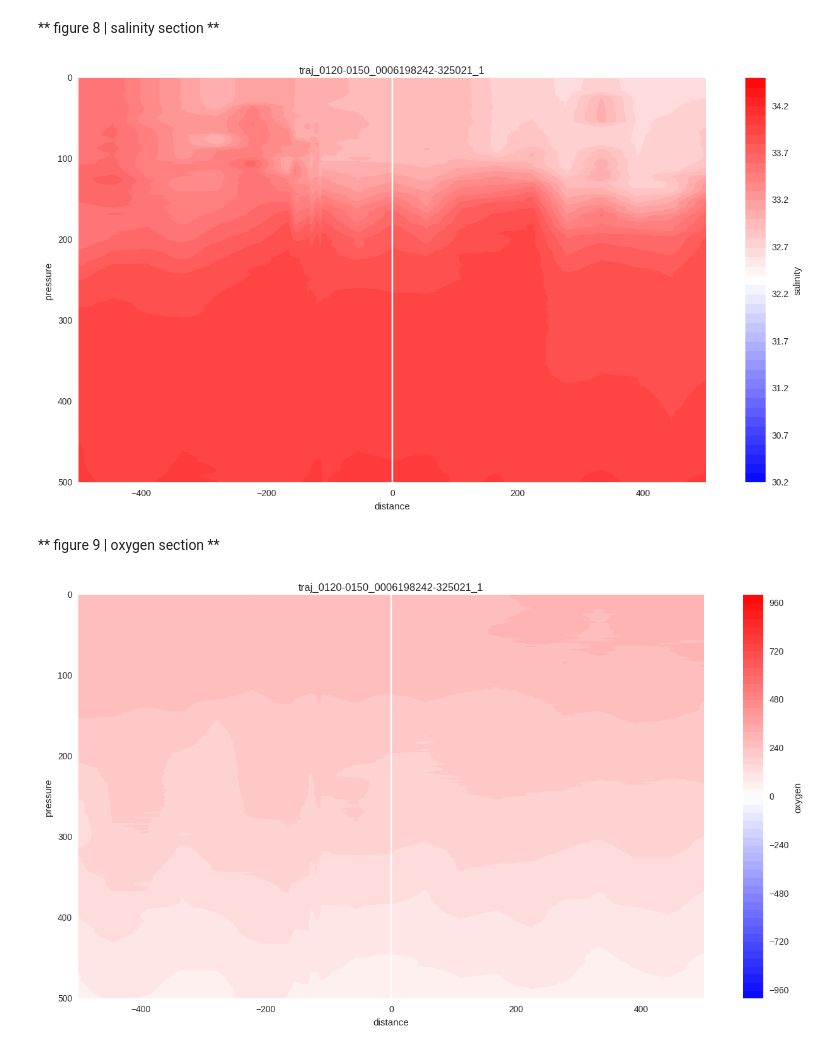
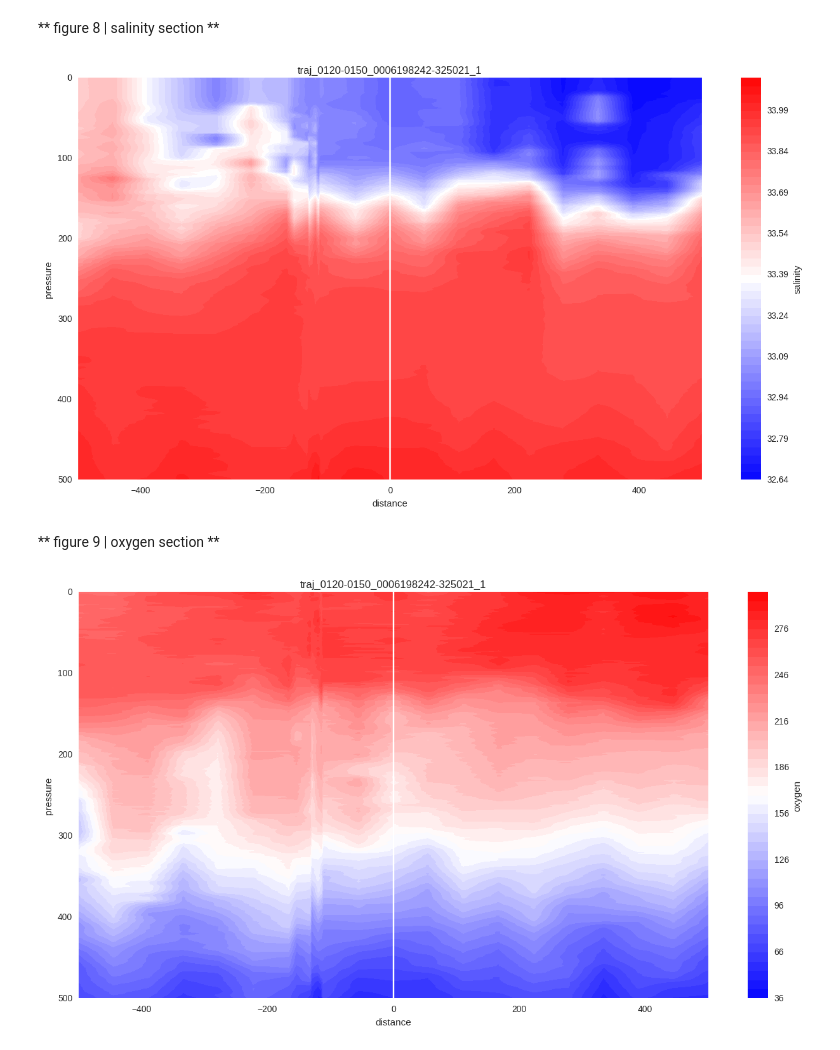
Before and after one commit to eapsclimate/cchdo-data, a Jupyter notebook: rcs-eddies/traj_0120-0150_0006198242-325021_1.ipynb, the cells around one changed output. Cells and saved outputs as stored; diff of their text form; code cells hidden in the pictures.

Commit message:
subset

```diff
--- a/rcs-eddies/traj_0120-0150_0006198242-325021_1.ipynb
+++ b/rcs-eddies/traj_0120-0150_0006198242-325021_1.ipynb
@@ -224,7 +224,7 @@ plt.show()
 [figure]
 # %%
 # section
-pressure = np.linspace(0, 500, num=501, endpoint=True)
+pressure = np.linspace(0, 6000, num=6001, endpoint=True)
 ds_tim = cchdo.open_cchdo_as_mfdataset(expo_list, pressure)
 longitude = ds_tim.longitude.values
 latitude = ds_tim.latitude.values
@@ -239,6 +239,7 @@ DIS = dis_cum[dis_index]
 dis_cum_reset = dis_cum - DIS
 ds_tim['distance'] = xr.DataArray(dis_cum_reset, dims=ds_tim.time.dims, coords=ds_tim.time.coords)
 ds_dis = ds_tim.swap_dims({'time': 'distance'})
+ds_dis_subset = ds_dis.sel(pressure_i=slice(0, 550), distance=slice(-550, 550))
 # %% [markdown]
 ** figure 7 | temperature section **
 # %%
@@ -261,7 +262,7 @@ plt.show()
 # %%
 sns.set()
 plt.rcParams['figure.figsize'] = (16, 8)
-image = ds_dis.salinity_i.T.plot.contourf(cmap='bwr', levels=50)
+image = ds_dis_subset.salinity_i.T.plot.contourf(cmap='bwr', levels=50)
 image.colorbar.set_label('salinity')
 plt.title(eddy_code + '-' + expo_code)
 plt.xlabel('distance')
@@ -272,21 +273,21 @@ plt.axvline(0, color='#ffffff')
 plt.savefig('figures/figure-8/' + eddy_code + '-' + expo_code + '.jpeg')
 plt.show()
 # %% [output]
-[figure, old version]
+[figure, new version]
 # %% [markdown]
 ** figure 9 | oxygen section **
 # %%
 sns.set()
 plt.rcParams['figure.figsize'] = (16, 8)
-image = ds_dis.oxygen_i.T.plot.contourf(cmap='bwr', levels=50)
+image = ds_dis_subset.oxygen_i.T.plot.contourf(cmap='bwr', levels=50)
 image.colorbar.set_label('oxygen')
 plt.title(eddy_code + '-' + expo_code)
 plt.xlabel('distance')
 plt.xlim([-500, 500])
 plt.ylabel('pressure')
 plt.ylim([500, 0])
 plt.axvline(0, color='#ffffff')
 plt.savefig('figures/figure-9/' + eddy_code + '-' + expo_code + '.jpeg')
 plt.show()
 # %% [output]
-[figure, old version]
+[figure, new version]
```
Also changed, not shown: parts of 1 cell of this notebook, 6 other files.
